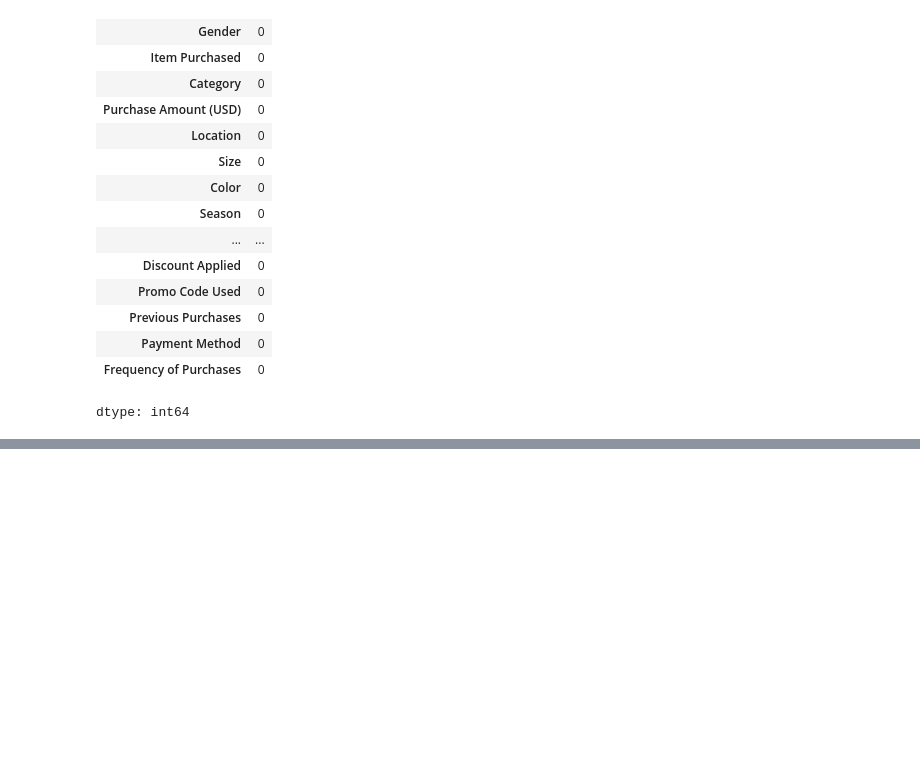
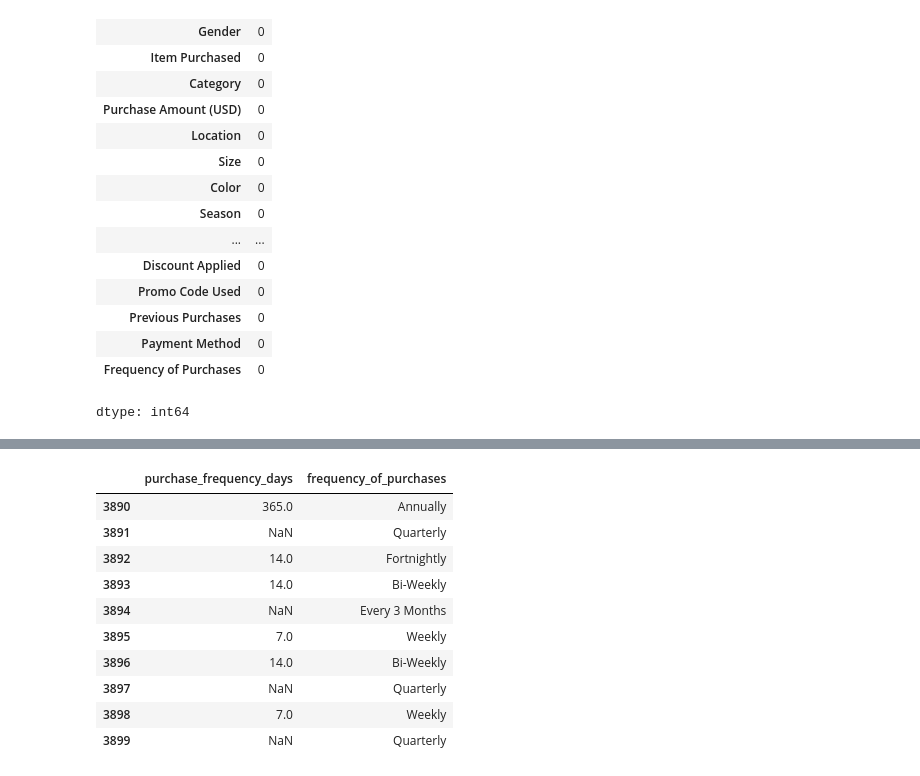
Before and after one commit to ZaidiSahab/Road-to-Data-Science, a Jupyter notebook: Project_Customer_Shopping_Behavior_Analysis.ipynb, the cells around one changed output, grey strips where cells are left out. Cells and saved outputs as stored; diff of their text form; code cells hidden in the pictures; blank space fills up the shorter version.

```diff
--- a/Project_Customer_Shopping_Behavior_Analysis.ipynb
+++ b/Project_Customer_Shopping_Behavior_Analysis.ipynb
@@ -77,0 +125,26 @@ np.int64(0)
+# %%
+#create coulmn Purchase_frequency_Days
+frequency_mapping={
+    'Fortnightly':14,
+    'Weekly':7,
+    'Monthly' :30 ,
+    'Quaterly' :90,
+    'Bi-Weekly' :14,
+    'Annually' :365,
+    'Every 3 months' :90}
+# %%
+df['purchase_frequency_days'] = df['frequency_of_purchases'].map(frequency_mapping)
+# %%
+df[['purchase_frequency_days','frequency_of_purchases']].tail(10)
+# %% [output]
+|  | purchase_frequency_days | frequency_of_purchases |
+| 3890 | 365.0 | Annually |
+| 3891 | NaN | Quarterly |
+| 3892 | 14.0 | Fortnightly |
+| 3893 | 14.0 | Bi-Weekly |
+| 3894 | NaN | Every 3 Months |
+| 3895 | 7.0 | Weekly |
+| 3896 | 14.0 | Bi-Weekly |
+| 3897 | NaN | Quarterly |
+| 3898 | 7.0 | Weekly |
+| 3899 | NaN | Quarterly |
```
Also changed, not shown: parts of 9 cells of this notebook.
